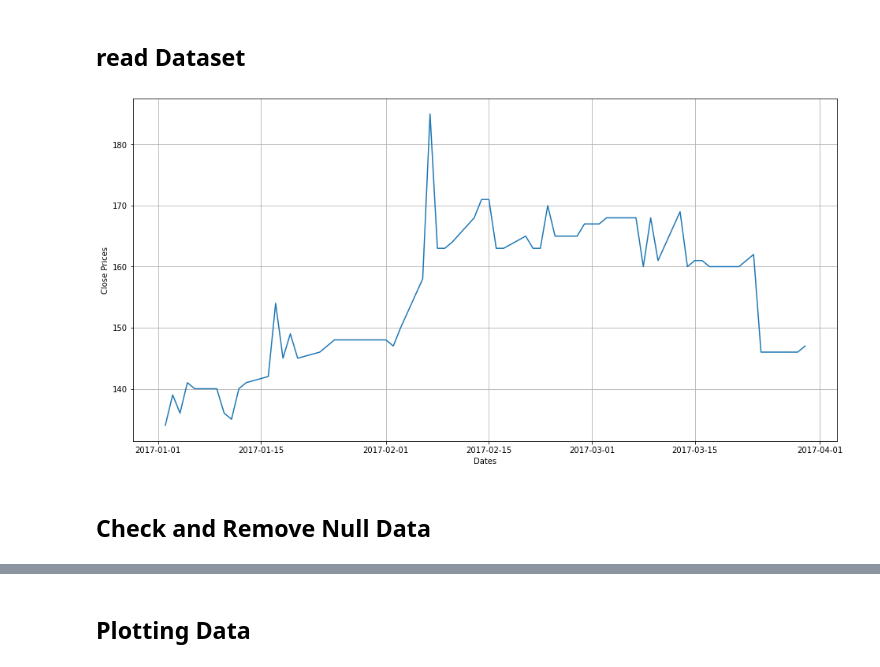
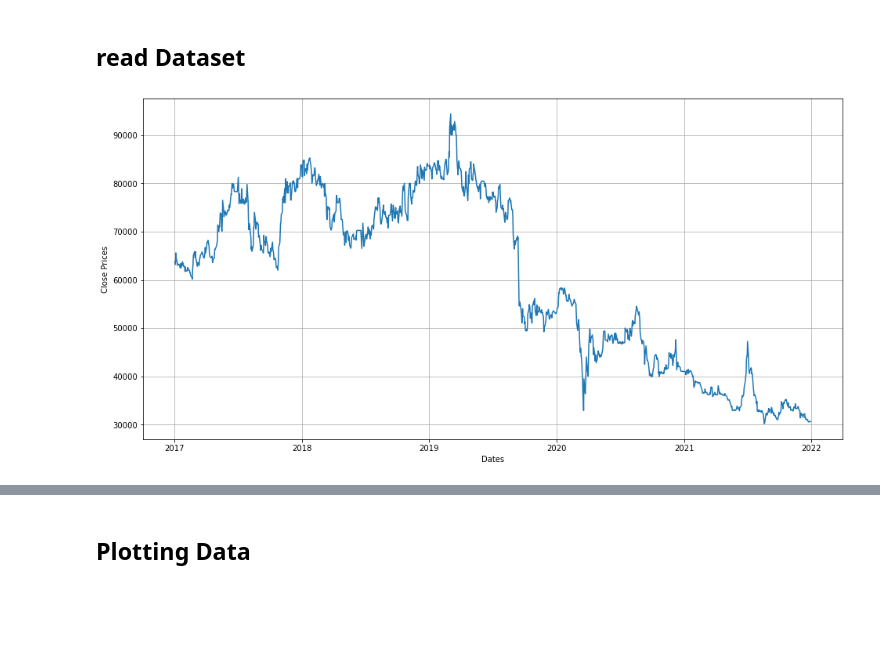
Before and after one commit to yoelagustinus/TugasAkhir, a Jupyter notebook: Stock Price Prediction ARIMA/ARIMA TA Stock Price Prediction.ipynb, the cells around one changed output, grey strips where cells are left out. Drawn from its saved outputs; the diff is of its cells as text; code cells hidden in the pictures; blank space fills up the shorter version.

```diff
--- a/Stock Price Prediction ARIMA/ARIMA TA Stock Price Prediction.ipynb
+++ b/Stock Price Prediction ARIMA/ARIMA TA Stock Price Prediction.ipynb
@@ -15,23 +15,21 @@ from sklearn.metrics import mean_squared_error, mean_absolute_error, mean_absolu
 # %% [markdown]
 ## Change The Indicators here..
 # %%
-name_of_dataset = 'PSDN-short.csv'
+name_of_dataset = 'GGRM-long.csv'
 column_dataset_obs = 'Close'
-p = 2
+p = 1
 d = 1
-q = 2
+q = 1
 # %% [markdown]
 ## read Dataset
 # %%
-dateparse = lambda dates: pd.datetime.strptime(dates, '%Y-%m-%d')
+dateparse = lambda dates: pd.datetime.strptime(dates, '%d/%m/%Y')
 data = pd.read_csv('../Datasets/'+name_of_dataset, sep=',', parse_dates=['Date'], index_col='Date',date_parser=dateparse)
 #data = data.loc['2012-11-10':'2017-11-10']
 plt.figure(figsize=(16,8))
 plt.grid(True)
 plt.xlabel('Dates')
 plt.ylabel(column_dataset_obs+' Prices')
 plt.plot(data[column_dataset_obs]);
 # %% [output]
-[figure, old version]
+[figure, new version]
-# %% [markdown]
-## Check and Remove Null Data
```
Also changed, not shown: parts of 7 cells of this notebook, 4 other files.
